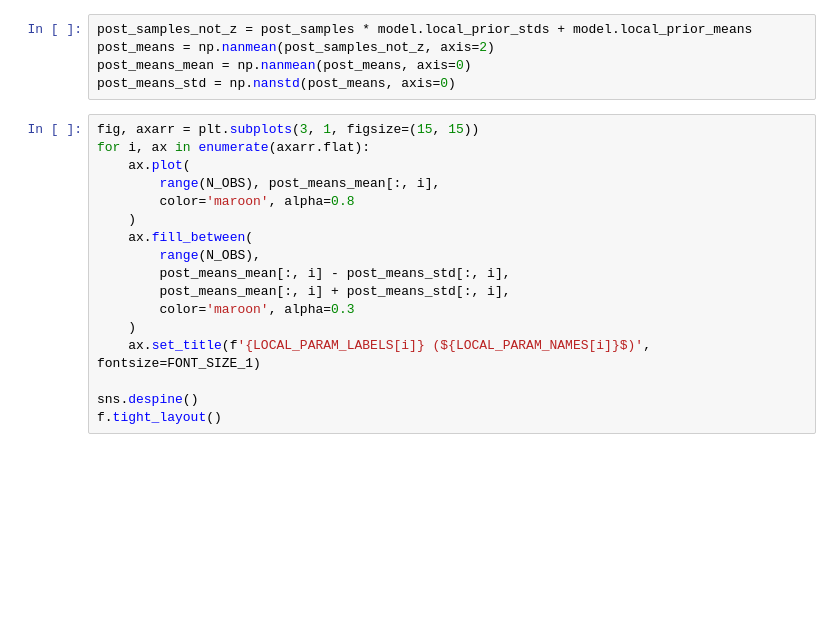
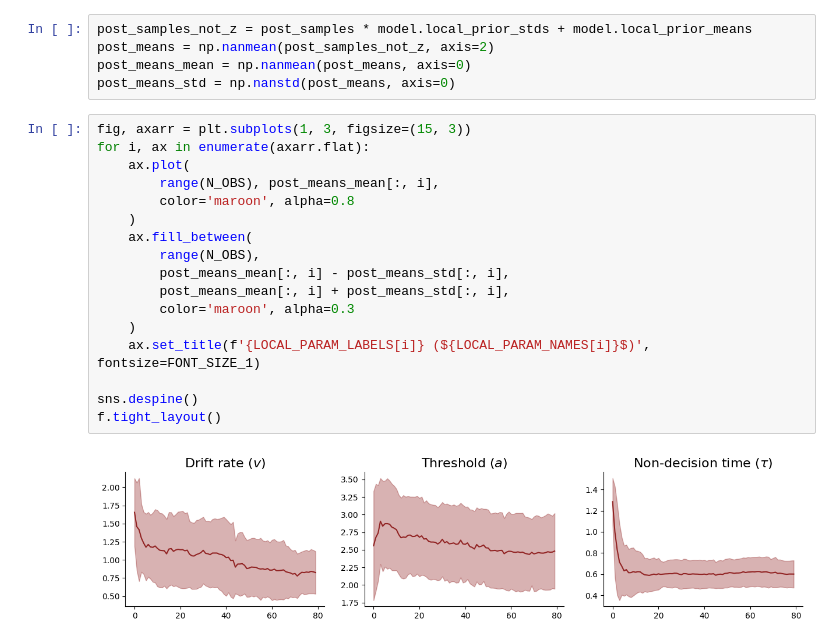
Before and after one commit to smiplab/sub-oi-dm, a Jupyter notebook: application/2afc_task/notebook/2afc_experiment.ipynb, the cells around one changed output. Saved outputs shown, nothing was run; the diff lists cells and outputs as text; blank space fills up the shorter version.

```diff
--- a/application/2afc_task/notebook/2afc_experiment.ipynb
+++ b/application/2afc_task/notebook/2afc_experiment.ipynb
@@ -106,19 +111,21 @@ post_means = np.nanmean(post_samples_not_z, axis=2)
 post_means_mean = np.nanmean(post_means, axis=0)
 post_means_std = np.nanstd(post_means, axis=0)
 # %%
-fig, axarr = plt.subplots(3, 1, figsize=(15, 15))
+fig, axarr = plt.subplots(1, 3, figsize=(15, 3))
 for i, ax in enumerate(axarr.flat):
     ax.plot(
         range(N_OBS), post_means_mean[:, i],
         color='maroon', alpha=0.8
     )
     ax.fill_between(
         range(N_OBS),
         post_means_mean[:, i] - post_means_std[:, i],
         post_means_mean[:, i] + post_means_std[:, i],
         color='maroon', alpha=0.3
     )
     ax.set_title(f'{LOCAL_PARAM_LABELS[i]} (${LOCAL_PARAM_NAMES[i]}$)', fontsize=FONT_SIZE_1)
 
 sns.despine()
 f.tight_layout()
+# %% [output]
+[figure, added]
```
Also changed, not shown: parts of 1 cell of this notebook.
